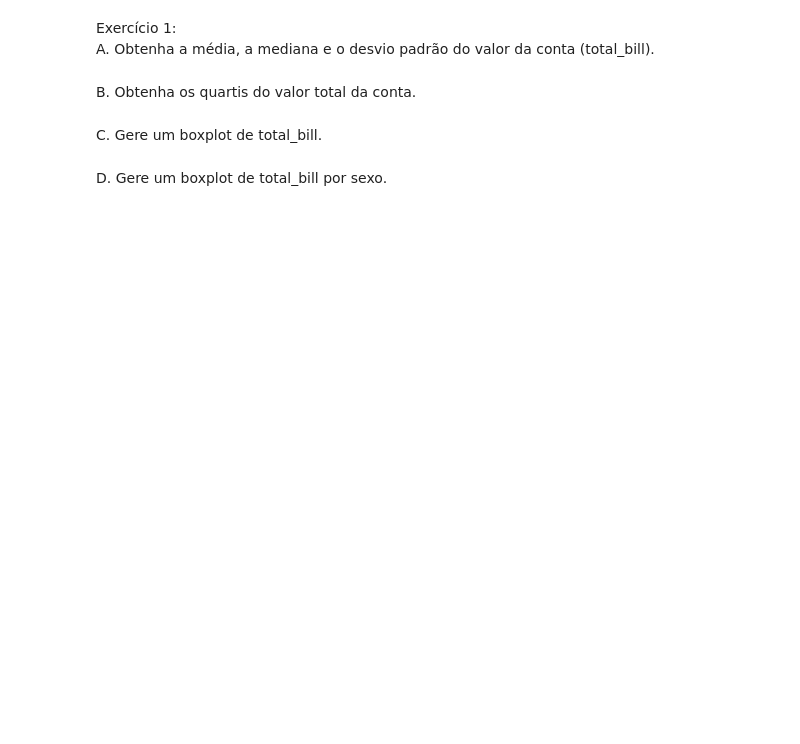
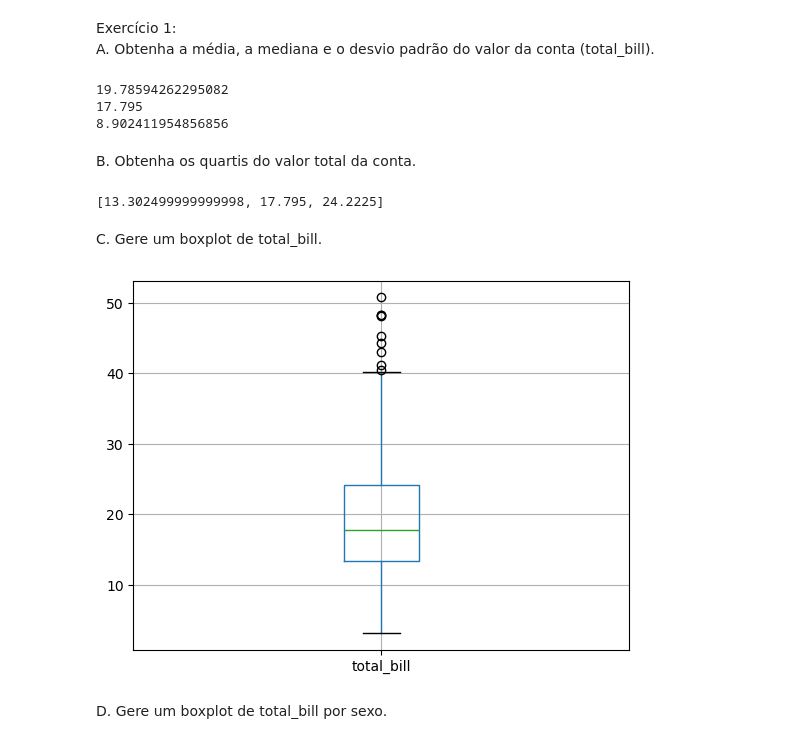
Before and after one commit to SammuelGR/unifei, a Jupyter notebook: 2025_2/XMAC02/Aula03/Aula03.ipynb, the cells around one changed output. Drawn from its saved outputs; the diff is of its cells as text; code cells hidden in the pictures; blank space fills up the shorter version.

```diff
--- a/2025_2/XMAC02/Aula03/Aula03.ipynb
+++ b/2025_2/XMAC02/Aula03/Aula03.ipynb
@@ -137,9 +138,28 @@ df.boxplot(by='sex', column='tip')
 # %% [markdown]
 Exercício 1: \
 A. Obtenha a média, a mediana e o desvio padrão do valor da conta (total_bill).
+# %%
+print(df['total_bill'].mean())
+print(df['total_bill'].median())
+print(df['total_bill'].std())
+# %% [output]
+19.78594262295082
+17.795
+8.902411954856856
 # %% [markdown]
 B. Obtenha os quartis do valor total da conta.
+# %%
+q2 = st.quantiles(df['total_bill'])
+q2
+# %% [output]
+[13.302499999999998, 17.795, 24.2225]
 # %% [markdown]
 C. Gere um boxplot de total_bill.
+# %%
+plt.close('all')
+df.boxplot(column='total_bill')
+plt.show();
+# %% [output]
+[figure, added]
 # %% [markdown]
 D. Gere um boxplot de total_bill por sexo.
```
Also changed, not shown: parts of 6 cells of this notebook.
